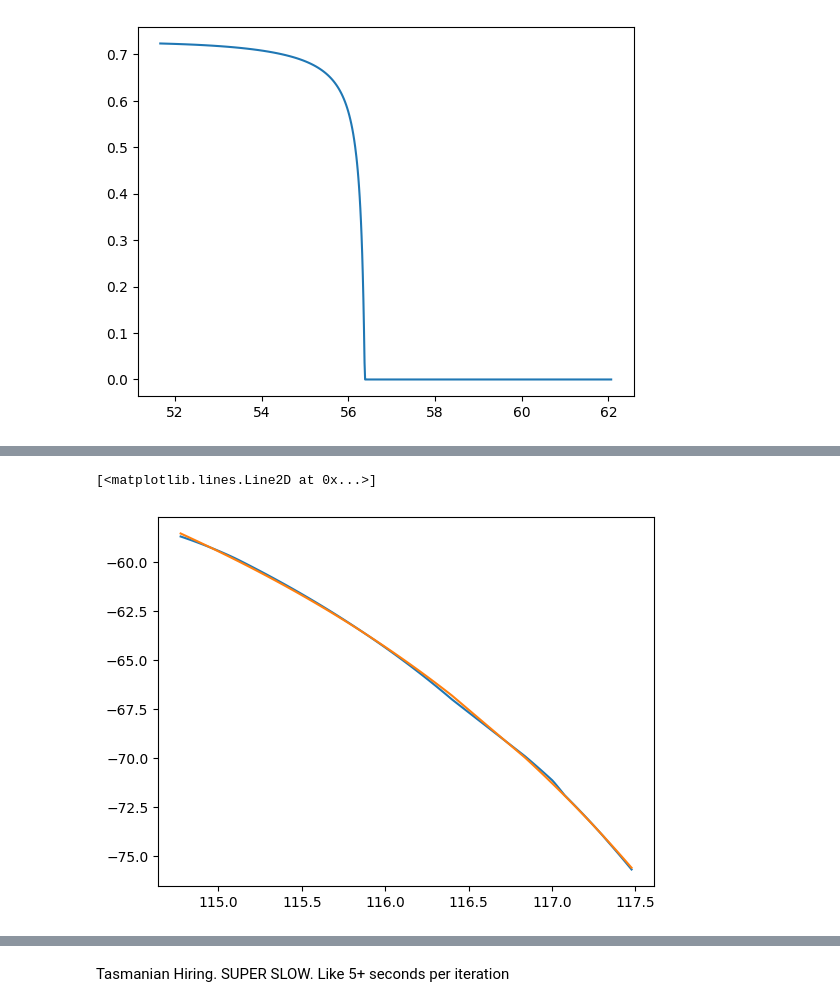
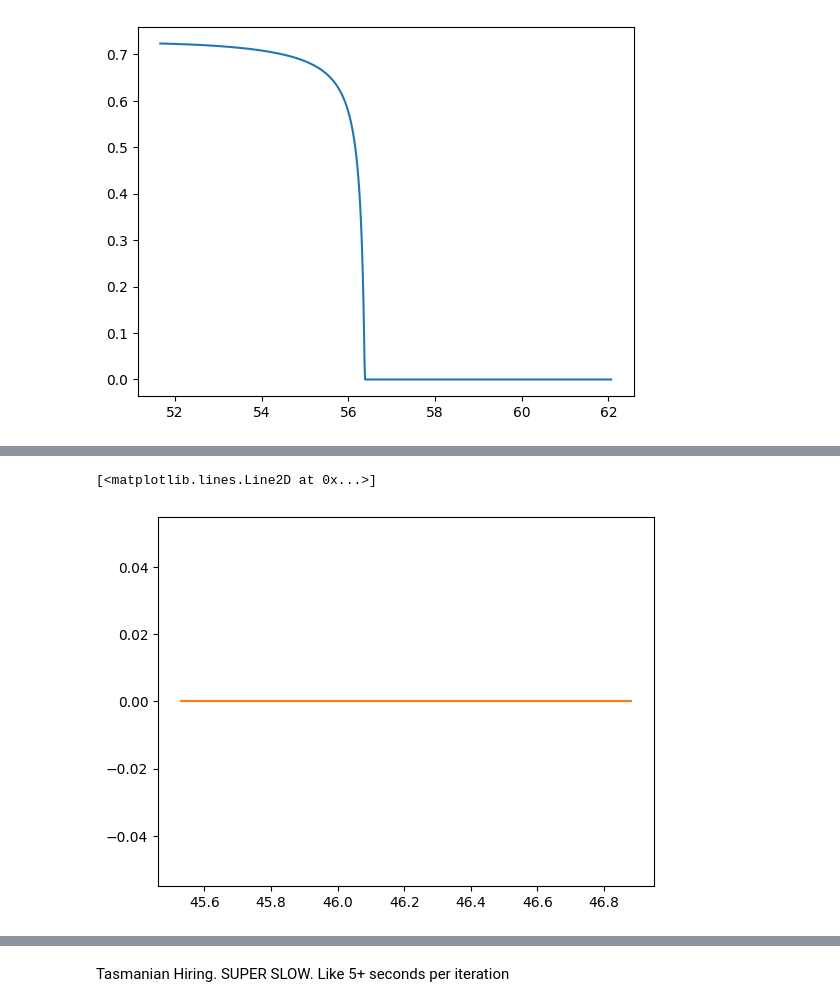
Before and after one commit to zalandru/Dynamic-Contracting-Multi-worker-Firm, a Jupyter notebook: Multiworker_wage_2steps/Trying out Tasmanian.ipynb, the cells around one changed output, grey strips where cells are left out. Cells and saved outputs as stored; diff of their text form; code cells hidden in the pictures.

```diff
--- a/Multiworker_wage_2steps/Trying out Tasmanian.ipynb
+++ b/Multiworker_wage_2steps/Trying out Tasmanian.ipynb
@@ -42,10 +259,13 @@ from Multiworker_Contract_GE import MultiworkerContract
 mwc_GE=MultiworkerContract(p)
 
 # GE basic
-#mwc_GE_J = results['J']
-#mwc_GE_W = results['W']
-#mwc_GE_U = results['U']
-#mwc_GE_Rho = results['Rho']
+if results_GE is not None:
+    mwc_GE_J = results_GE['J']
+    mwc_GE_W = results_GE['W']
+    mwc_GE_U = results_GE['U']
+    mwc_GE_Rho = results_GE['Rho']
+    mwc_GE_P = results_GE['P']
+    mwc_GE_kappa = results_GE['kappa']
 
-#(mwc_GE_J,mwc_GE_W,mwc_GE_U, mwc_GE_Rho, mwc_GE_Wstar,mwc_GE_pc,mwc_GE_n0,mwc_GE_n1)=mwc_GE.J_sep(mwc_GE_J,mwc_GE_W,mwc_GE_U,mwc_GE_Rho,1,s=10.0)
-(mwc_GE_J,mwc_GE_W,mwc_GE_U, mwc_GE_Rho, mwc_GE_Wstar,mwc_GE_pc,mwc_GE_n0,mwc_GE_n1)=mwc_GE.J_sep(None,None,None,None,1,10.0)
+(mwc_GE_J,mwc_GE_W,mwc_GE_U, mwc_GE_Rho, mwc_GE_Wstar,mwc_GE_sep,mwc_GE_n0,mwc_GE_n1)=mwc_GE.J_sep(update_eq=1,s=10.0)
+#(mwc_GE_J,mwc_GE_W,mwc_GE_U, mwc_GE_Rho, mwc_GE_Wstar,mwc_GE_sep,mwc_GE_n0,mwc_GE_n1)=mwc_GE.J_sep(mwc_GE_J,mwc_GE_W,mwc_GE_U,mwc_GE_Rho,mwc_GE_P,mwc_GE_kappa,update_eq=1,s=10.0)
@@ -174,23 +286,29 @@ objects['mwc_W'] = mwc_W
 objects['mwc_U'] = mwc_U
 objects['mwc_Rho'] = mwc_Rho
 # %%
-prod = p.z_0-2
-j=1
-s=2
+prod = p.z_0-3
+j=3
+s=3
 minv= 0
 q = 0
 
+from scipy.interpolate import splrep
+from scipy.interpolate import splev
 
+#J_spline = splrep(mwc_GE_W[prod,j,s,:,q,1],mwc_GE_J[prod,j,s,:,q],s=10.0)
+#J_spline_curve = splev(mwc_GE_W[prod,j,s,:,q,1], J_spline)
 
-plt.plot(mwc_W[prod,j,s,:,q,1],mwc_J[prod,j,s,:,q])
-plt.plot(mwc_W[prod,j,s,:,q,1],J_spline_curve)
+#plt.plot(mwc_GE_W[prod,j,s,:,q,1],mwc_GE_J[prod,j,s,:,q])
+#plt.plot(mwc_GE_W[prod,j,s,:,q,1],J_spline_curve)
 
+plt.plot(mwc_GE_W[prod,j,s,:,q,1],mwc_GE_n0[prod,j,s,:,q])
+plt.plot(mwc_GE_W[prod,j,s,:,q,1],mwc_GE_sep[prod,j,s,:,q]) #Okay separations are trash. More separations at higher productivity. Found this at j1,s2,q0
 
 #plt.plot(mwc_Rho_W[prod,j,s,:,q,1],mwc_Rho.J1p.eval_at_W1(mwc_Rho_W[...,1])[prod,j,s,:,q])
 #plt.plot(mwc_Rho_W[prod,j,s,:,0,1],mwc_Rho_Rho[prod,j,s,:,0]) #Why is Rho convex??? Why J is concave? Also it's not smooth at highest productivity, effect of hiring i'd wager
 #plt.plot(mwc_Rho_W[prod,j,s,:,0,1],mwc_Rho_n0[prod,j,s,:,0])
 #plt.plot(mwc.w_grid,mwc_W[p.z_0-1,j,s,:,0,1])
 #plt.plot(mwc_Rho.w_grid,mwc_Rho_J[p.z_0-1,j,s,:,0])
 # %% [output]
 [<matplotlib.lines.Line2D at 0x...>]
-[figure, old version]
+[figure, new version]
```
Also changed, not shown: parts of 26 cells of this notebook, 5 other files.
